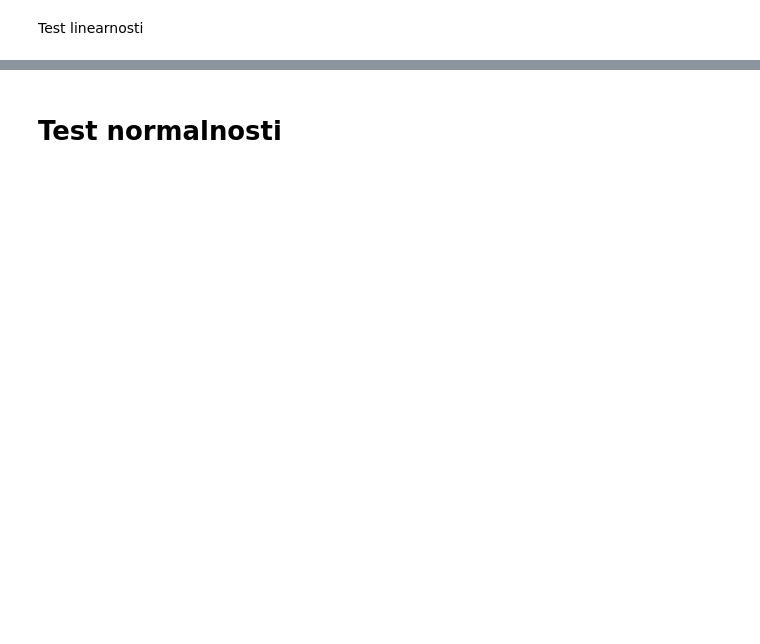
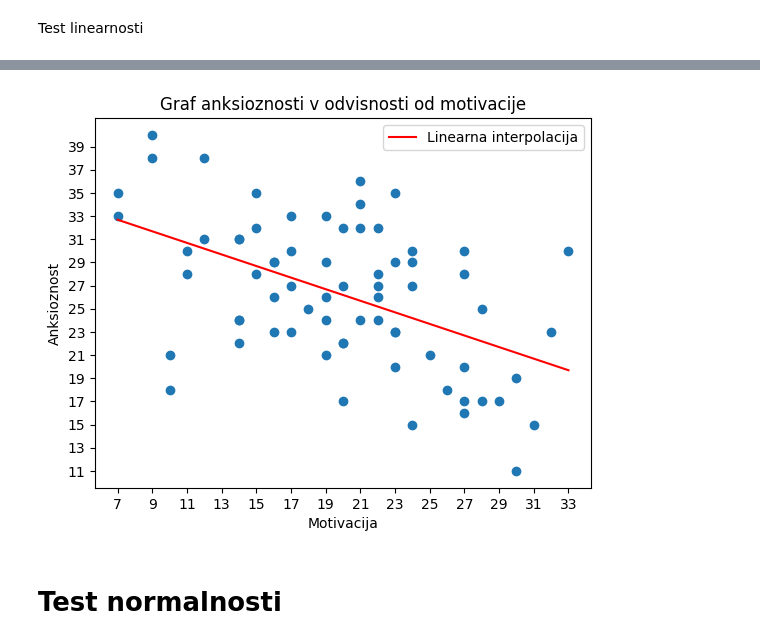
Before and after one commit to borbregant/ai_tandem_learning, a Jupyter notebook: korelacija_anksioznost_motivacija.ipynb, the cells around one changed output, grey strips where cells are left out. Saved outputs shown, nothing was run; the diff lists cells and outputs as text; code cells hidden in the pictures; blank space fills up the shorter version.

```diff
--- a/korelacija_anksioznost_motivacija.ipynb
+++ b/korelacija_anksioznost_motivacija.ipynb
@@ -111,3 +140,38 @@ lzip(names, test_result)
+# %%
+from sklearn.linear_model import LinearRegression
+
+# Assuming df is your DataFrame containing columns "Motivacija" and "Anksioznost"
+
+# Scatter plot
+pyplot.scatter(df["Motivacija"], df["Anksioznost"])
+pyplot.xlabel('Motivacija')
+pyplot.ylabel('Anksioznost')
+pyplot.title('Graf anksioznosti v odvisnosti od motivacije')
+
+# Calculate linear regression (OLS)
+X = df[["Motivacija"]]
+y = df["Anksioznost"]
+
+model = LinearRegression().fit(X, y)
+slope = model.coef_[0]
+intercept = model.intercept_
+
+# Create regression line
+x_values = np.linspace(df["Motivacija"].min(), df["Motivacija"].max(), 100)
+y_values = intercept + slope * x_values
+
+# Plot regression line
+pyplot.plot(x_values, y_values, color='red', label='Linearna interpolacija')
+
+# Set ticks
+pyplot.xticks(np.arange(df["Motivacija"].min(), df["Motivacija"].max() + 1, 2))
+pyplot.yticks(np.arange(df["Anksioznost"].min(), df["Anksioznost"].max() + 1, 2))
+
+# Show plot
+pyplot.legend()
+pyplot.show()
+# %% [output]
+[figure, added]
 # %% [markdown]
 # Test normalnosti
 # %%
```
Also changed, not shown: parts of 15 cells of this notebook, 9 other files.
